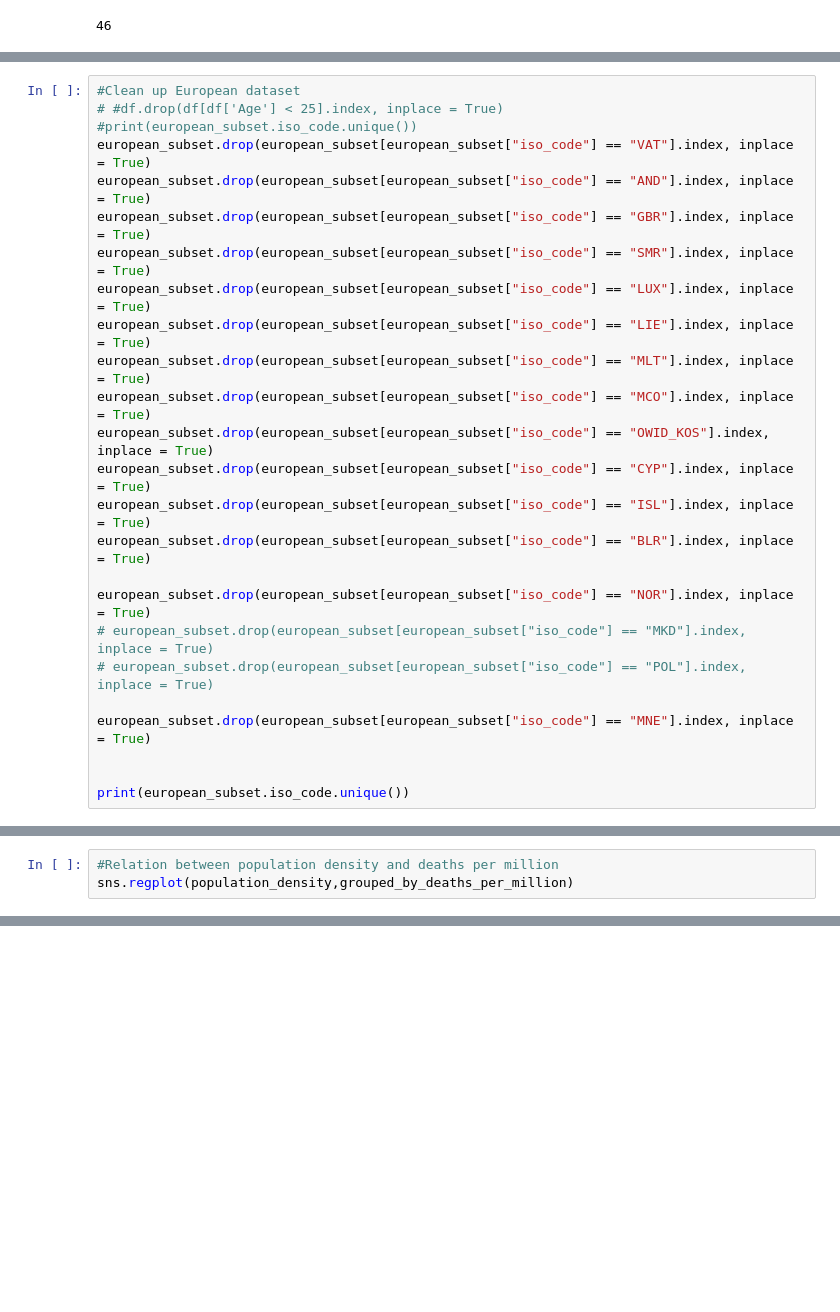
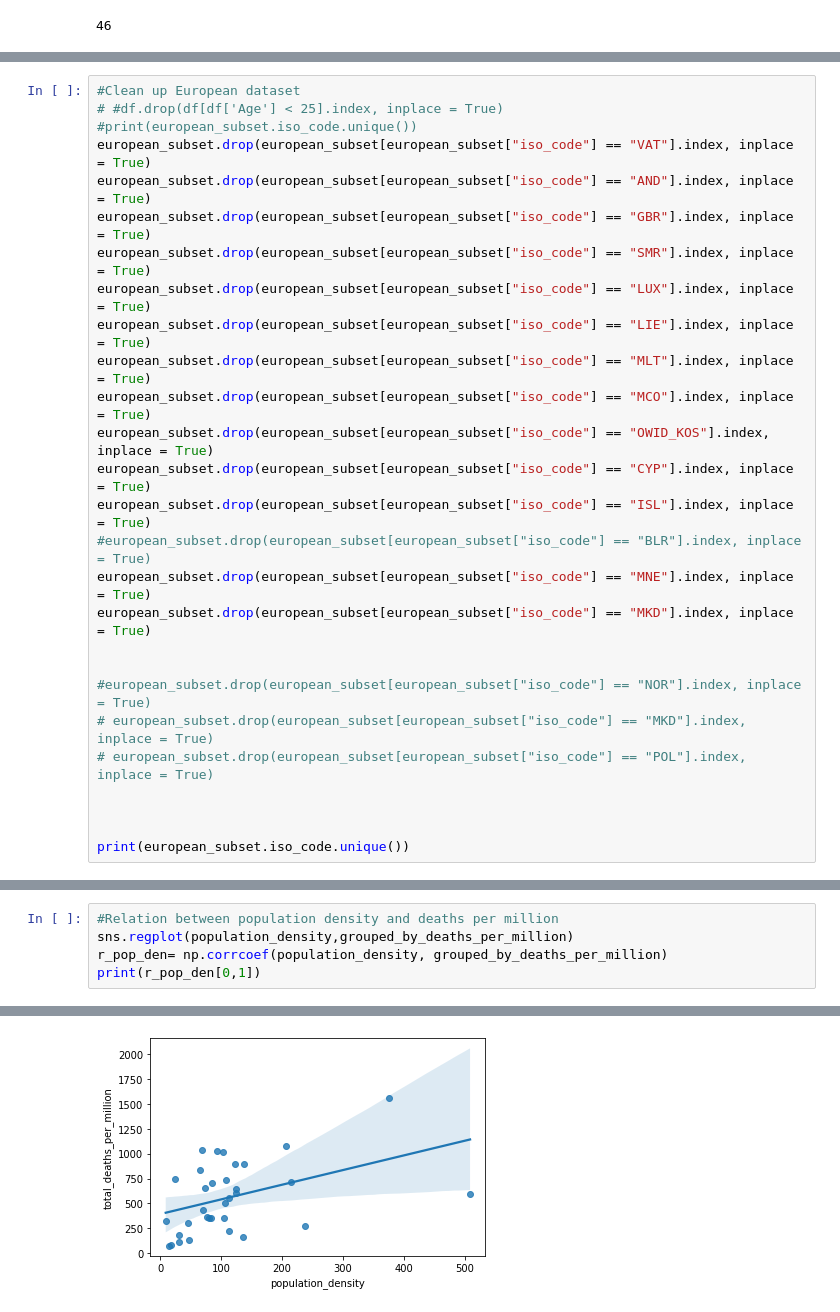
Before and after one commit to schagan2/Project_Group_5-Covid-19, a Jupyter notebook: Deliverable_3.ipynb, the cells around one changed output, grey strips where cells are left out. Cells and saved outputs as stored; diff of their text form; blank space fills up the shorter version.

```diff
--- a/Deliverable_3.ipynb
+++ b/Deliverable_3.ipynb
@@ -104,13 +105,15 @@ european_subset.drop(european_subset[european_subset["iso_code"] == "MCO"].index
 european_subset.drop(european_subset[european_subset["iso_code"] == "OWID_KOS"].index, inplace = True)
 european_subset.drop(european_subset[european_subset["iso_code"] == "CYP"].index, inplace = True)
 european_subset.drop(european_subset[european_subset["iso_code"] == "ISL"].index, inplace = True)
-european_subset.drop(european_subset[european_subset["iso_code"] == "BLR"].index, inplace = True)
+#european_subset.drop(european_subset[european_subset["iso_code"] == "BLR"].index, inplace = True)
+european_subset.drop(european_subset[european_subset["iso_code"] == "MNE"].index, inplace = True)
+european_subset.drop(european_subset[european_subset["iso_code"] == "MKD"].index, inplace = True)
 
-european_subset.drop(european_subset[european_subset["iso_code"] == "NOR"].index, inplace = True)
+
+#european_subset.drop(european_subset[european_subset["iso_code"] == "NOR"].index, inplace = True)
 # european_subset.drop(european_subset[european_subset["iso_code"] == "MKD"].index, inplace = True)
 # european_subset.drop(european_subset[european_subset["iso_code"] == "POL"].index, inplace = True)
 
-european_subset.drop(european_subset[european_subset["iso_code"] == "MNE"].index, inplace = True)
 
 
 print(european_subset.iso_code.unique())
@@ -131,3 +174,6 @@ population_density= european_subset.groupby("iso_code")["population_density"].ma
 # %%
 #Relation between population density and deaths per million
 sns.regplot(population_density,grouped_by_deaths_per_million)
+r_pop_den= np.corrcoef(population_density, grouped_by_deaths_per_million)
+print(r_pop_den[0,1])
+# %% [output]
@@ -134,3 +181,4 @@ sns.regplot(population_density,grouped_by_deaths_per_million)
+[figure, added]
 # %%
 #now for Cardiovascular Death Rate
 cardiovascular_death_rate= european_subset.groupby("iso_code")["cardiovasc_death_rate"].max()
```
Also changed, not shown: parts of 20 cells of this notebook.
